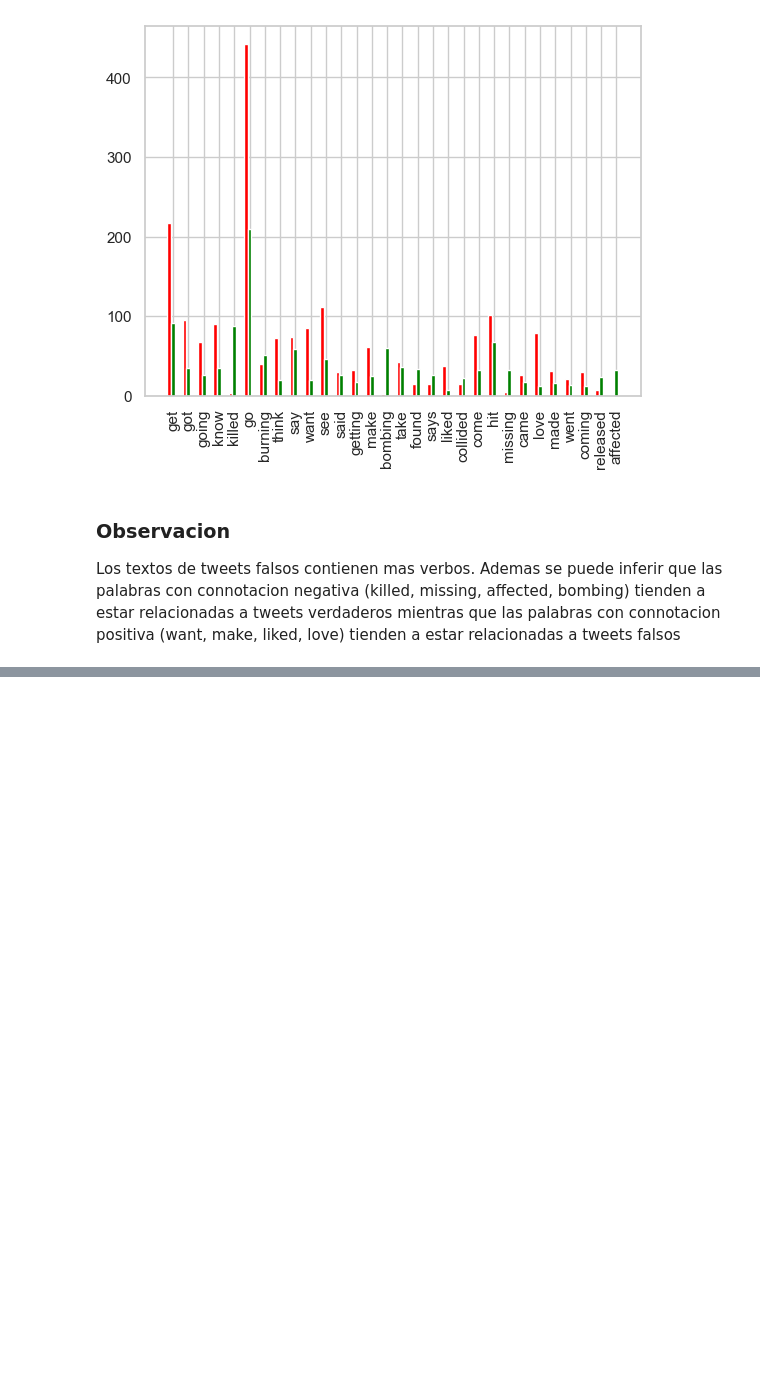
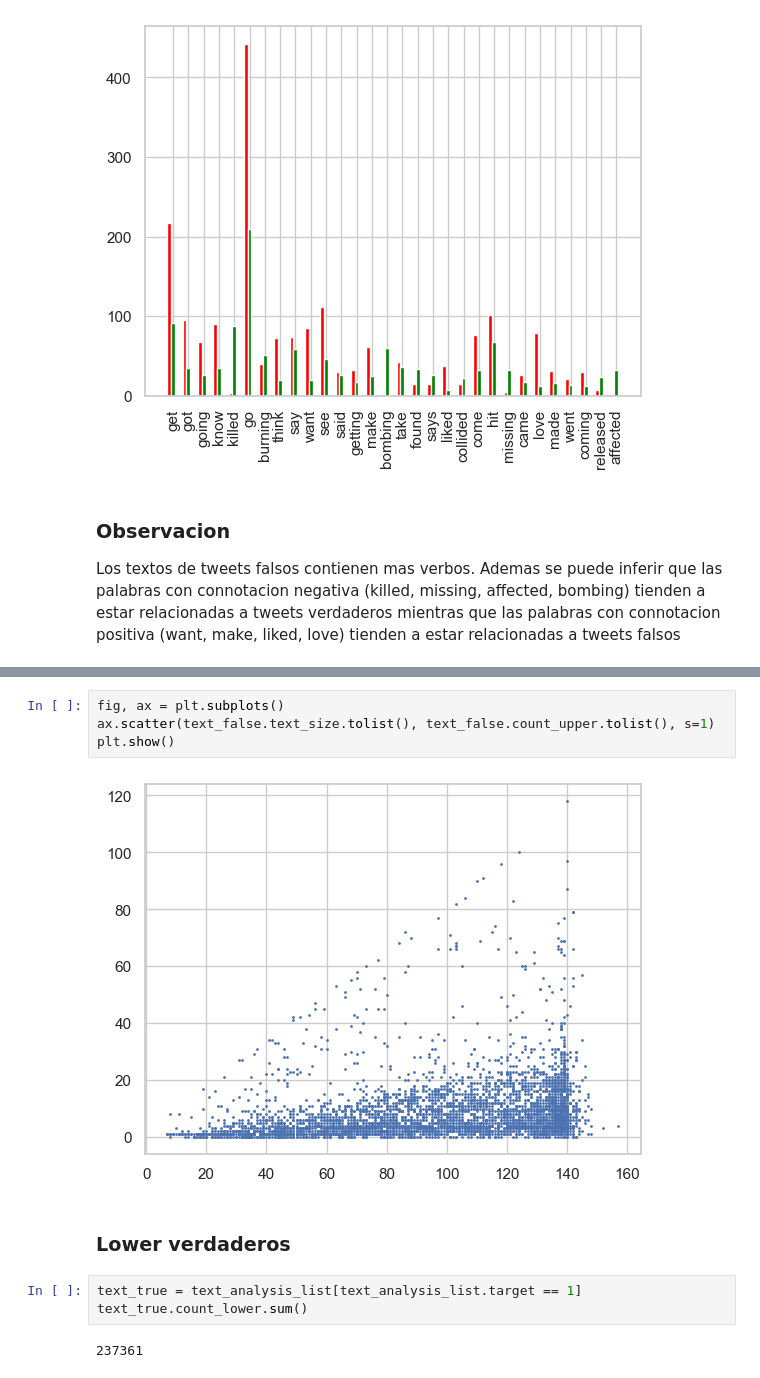
Before and after one commit to GastonMontes/1ro-2020-7506-TP1, a Jupyter notebook: Analisis Texto con libreria nltk.ipynb, the cells around one changed output, grey strips where cells are left out. Cells and saved outputs as stored; diff of their text form; blank space fills up the shorter version.

```diff
--- a/Analisis Texto con libreria nltk.ipynb
+++ b/Analisis Texto con libreria nltk.ipynb
@@ -160,0 +228,13 @@ Los textos de tweets falsos contienen mas verbos. Ademas se puede inferir que la
+# %%
+fig, ax = plt.subplots()
+ax.scatter(text_false.text_size.tolist(), text_false.count_upper.tolist(), s=1)
+plt.show()
+# %% [output]
+[figure, added]
+# %% [markdown]
+### Lower verdaderos
+# %%
+text_true = text_analysis_list[text_analysis_list.target == 1]
+text_true.count_lower.sum()
+# %% [output]
+237361
```
Also changed, not shown: parts of 15 cells of this notebook, 3 other files.
